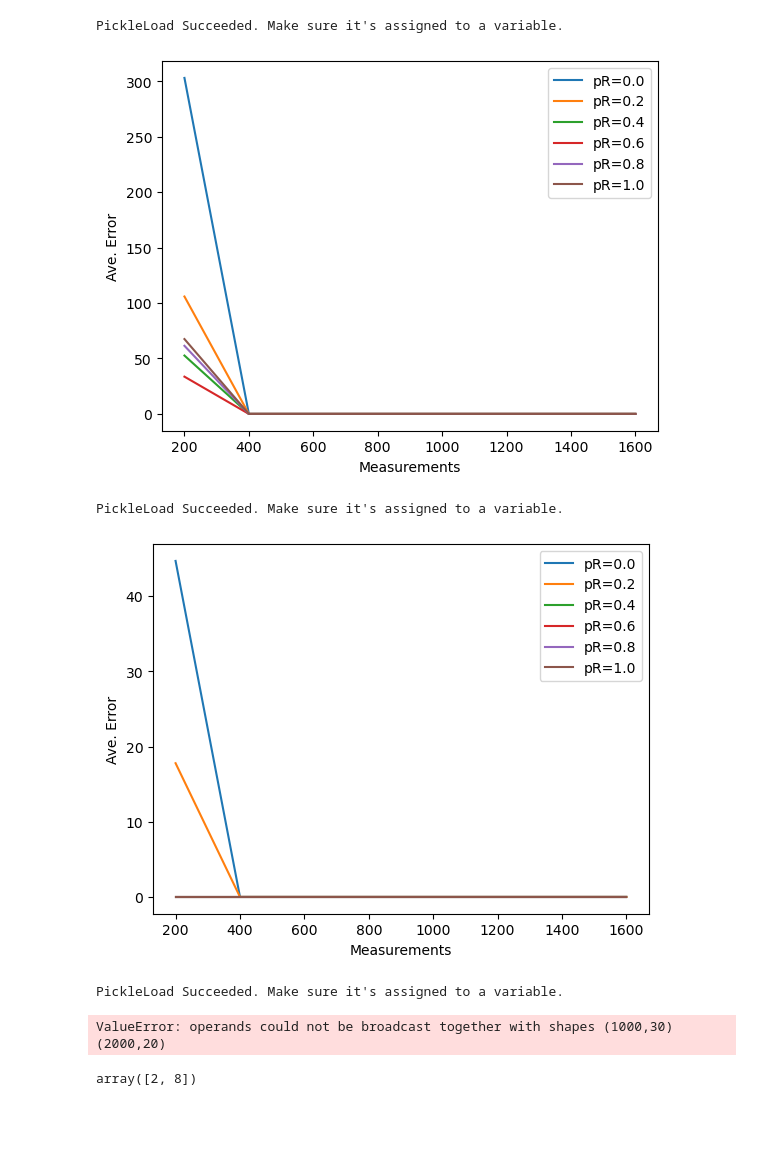
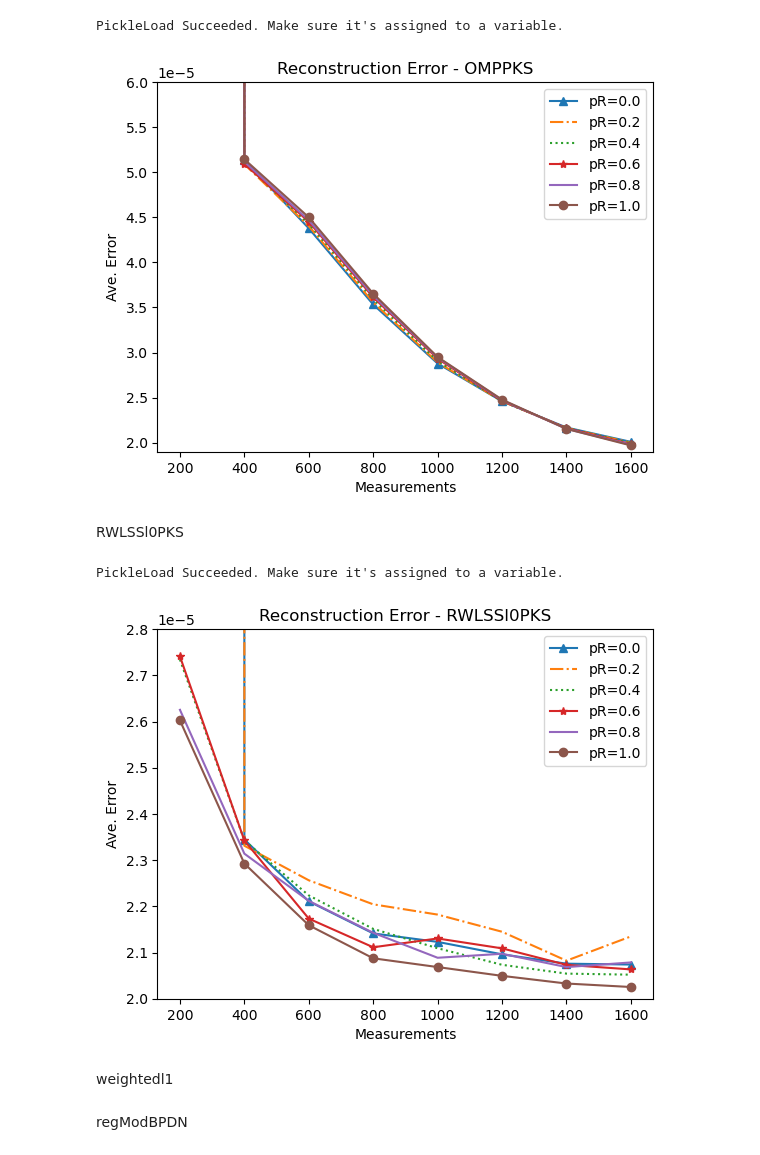
Before and after one commit to LIU-Xnd/CompressiveSensing, a Jupyter notebook: Test.ipynb, the cells around one changed output. Drawn from its saved outputs; the diff is of its cells as text; code cells hidden in the pictures; blank space fills up the shorter version.

```diff
--- a/Test.ipynb
+++ b/Test.ipynb
@@ -84,10 +111,11 @@ for p in range(6):
     errFig.append(err)
 
 for p in range(6):
-    plt.plot(numMeasurements,errFig[p],label='pR='+str(priorRatios[p]))
+    plt.plot(numMeasurements,errFig[p],styles[p],label='pR='+str(priorRatios[p]))
 plt.legend()
 plt.xlabel('Measurements')
 plt.ylabel('Ave. Error')
-plt.ylim(0,0.025)
+plt.title('Reconstruction Error - ModCS')
+plt.ylim(0,0.05)
 plt.show()
 # %% [output]
@@ -104,11 +134,12 @@ for p in range(6):
     errFig.append(err)
 
 for p in range(6):
-    plt.plot(numMeasurements,errFig[p],label='pR='+str(priorRatios[p]))
+    plt.plot(numMeasurements,errFig[p],styles[p],label='pR='+str(priorRatios[p]))
 plt.legend()
 plt.xlabel('Measurements')
 plt.ylabel('Ave. Error')
-# plt.ylim(0,0.025)
+plt.title('Reconstruction Error - CosampPKS')
+plt.ylim(1.9e-5,3.5e-5)
 plt.show()
 # %% [output]
 PickleLoad Succeeded. Make sure it's assigned to a variable.
@@ -125,11 +158,11 @@ for p in range(6):
     errFig.append(err)
 
 for p in range(6):
-    plt.plot(numMeasurements,errFig[p],label='pR='+str(priorRatios[p]))
+    plt.plot(numMeasurements,errFig[p],styles[p],label='pR='+str(priorRatios[p]))
 plt.legend()
 plt.xlabel('Measurements')
 plt.ylabel('Ave. Error')
-plt.xlim(300,1600)
+plt.title('Reconstruction Error - IHTPKS')
 plt.ylim(0.16,0.175)
 plt.show()
 # %% [output]
@@ -147,36 +182,42 @@ for p in range(6):
     errFig.append(err)
 
 for p in range(6):
-    plt.plot(numMeasurements,errFig[p],label='pR='+str(priorRatios[p]))
+    plt.plot(numMeasurements,errFig[p],styles[p],label='pR='+str(priorRatios[p]))
 plt.legend()
 plt.xlabel('Measurements')
 plt.ylabel('Ave. Error')
-# plt.ylim(2e-5,3e-5)
+plt.title('Reconstruction Error - OMPPKS')
+plt.ylim(1.9e-5,6e-5)
 plt.show()
 # %% [output]
 PickleLoad Succeeded. Make sure it's assigned to a variable.
-[figure, old version]
+[figure, new version]
+# %% [markdown]
+RWLSSl0PKS
 # %%
 XHat_pR_RWLSSl0PKS = pickleLoad('XHat_pR_RWLSSl0PKS.pickle')
 errFig = []
 for p in range(6):
     XHat_m = XHat_pR_RWLSSl0PKS[p]
     err = []
     for m in range(len(XHat_m)):
         XHat = XHat_m[m]
         err.append(np.sum((XHat - X)**2)/20)
     errFig.append(err)
 
 for p in range(6):
-    plt.plot(numMeasurements,errFig[p],label='pR='+str(priorRatios[p]))
+    plt.plot(numMeasurements,errFig[p],styles[p],label='pR='+str(priorRatios[p]))
 plt.legend()
 plt.xlabel('Measurements')
 plt.ylabel('Ave. Error')
-# plt.ylim(2e-5,3e-5)
+plt.title('Reconstruction Error - RWLSSl0PKS')
+plt.ylim(2e-5,2.8e-5)
 plt.show()
 # %% [output]
 PickleLoad Succeeded. Make sure it's assigned to a variable.
-[figure, old version]
+[figure, new version]
+# %% [markdown]
+weightedl1
 # %%
 XHat_pR_weightedl1 = pickleLoad('XHat_pR_weightedl1.pickle')
 errFig = []
@@ -189,16 +230,12 @@ for p in range(6):
     errFig.append(err)
 
 for p in range(6):
-    plt.plot(numMeasurements,errFig[p],label='pR='+str(priorRatios[p]))
+    plt.plot(numMeasurements,errFig[p],styles[p],label='pR='+str(priorRatios[p]))
 plt.legend()
 plt.xlabel('Measurements')
 plt.ylabel('Ave. Error')
+plt.title('Reconstruction Error - weightedl1')
 # plt.ylim(2e-5,3e-5)
 plt.show()
-# %% [output]
-PickleLoad Succeeded. Make sure it's assigned to a variable.
-ValueError: operands could not be broadcast together with shapes (1000,30) (2000,20)
-# %%
-np.random.choice(np.arange(10),10//5,False)
-# %% [output]
-array([2, 8])
+# %% [markdown]
+regModBPDN
```
Also changed, not shown: parts of 16 cells of this notebook, 8 other files.
